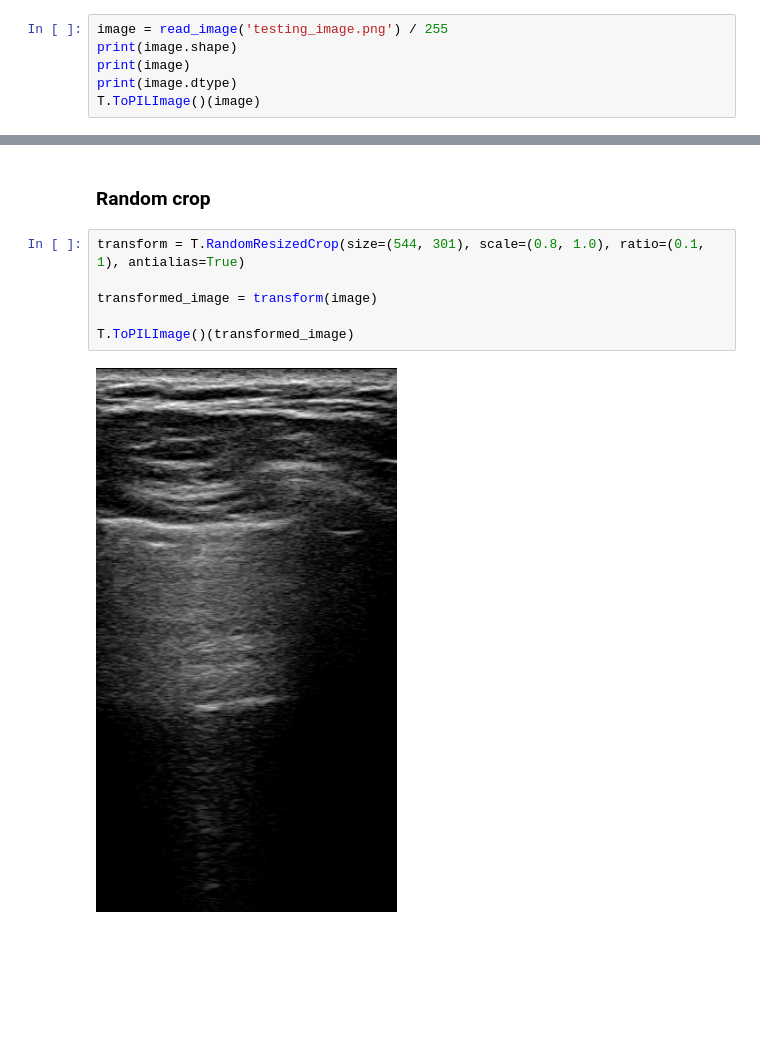
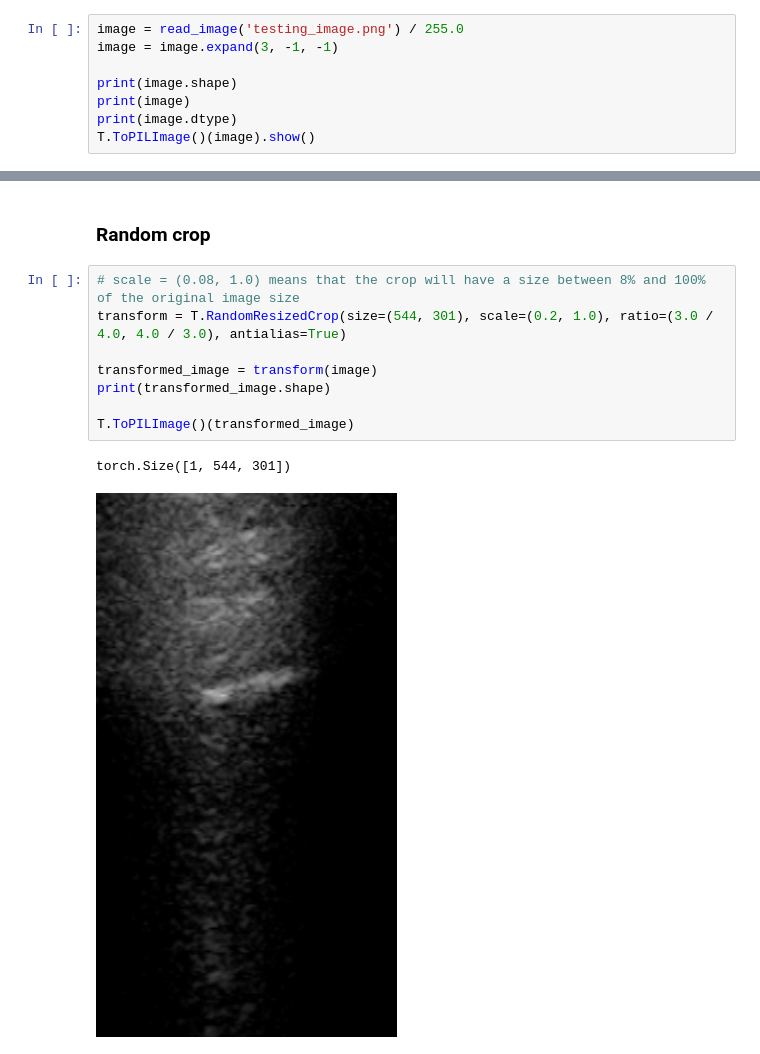
Before and after one commit to Asthera/Bachelor, a Jupyter notebook: CrossValidation/testing/methods.ipynb, the cells around one changed output, grey strips where cells are left out. Saved outputs shown, nothing was run; the diff lists cells and outputs as text; blank space fills up the shorter version.

```diff
--- a/CrossValidation/testing/methods.ipynb
+++ b/CrossValidation/testing/methods.ipynb
@@ -8,9 +8,11 @@ import numpy as np
 import random
 import matplotlib.pyplot as plt
 # %%
-image = read_image('testing_image.png') / 255
+image = read_image('testing_image.png') / 255.0
+image = image.expand(3, -1, -1)
+
 print(image.shape)
 print(image)
 print(image.dtype)
-T.ToPILImage()(image)
+T.ToPILImage()(image).show()
 # %% [output]
@@ -179,10 +235,13 @@ T.ToPILImage()(transformed_image)
 # %% [markdown]
 ### Random crop
 # %%
-transform = T.RandomResizedCrop(size=(544, 301), scale=(0.8, 1.0), ratio=(0.1, 1), antialias=True)
+# scale = (0.08, 1.0) means that the crop will have a size between 8% and 100% of the original image size
+transform = T.RandomResizedCrop(size=(544, 301), scale=(0.2, 1.0), ratio=(3.0 / 4.0, 4.0 / 3.0), antialias=True)
 
 transformed_image = transform(image)
+print(transformed_image.shape)
 
 T.ToPILImage()(transformed_image)
 # %% [output]
+torch.Size([1, 544, 301])
-[figure, old version]
+[figure, new version]
```
Also changed, not shown: parts of 33 cells of this notebook, 9 other files.
